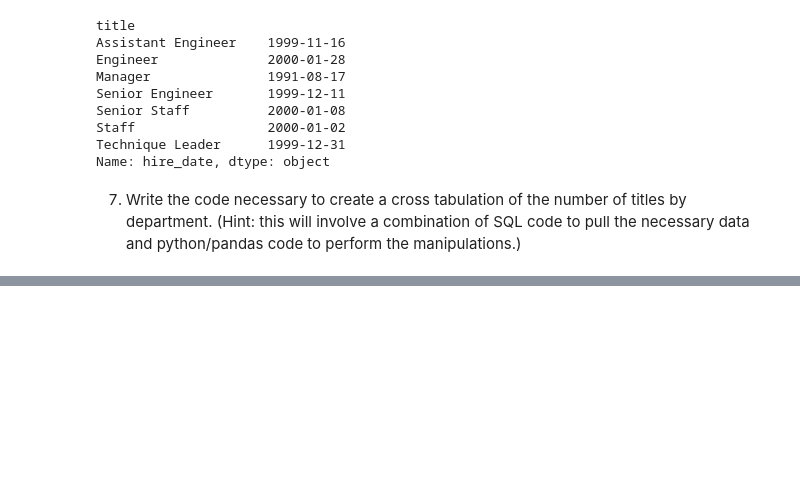
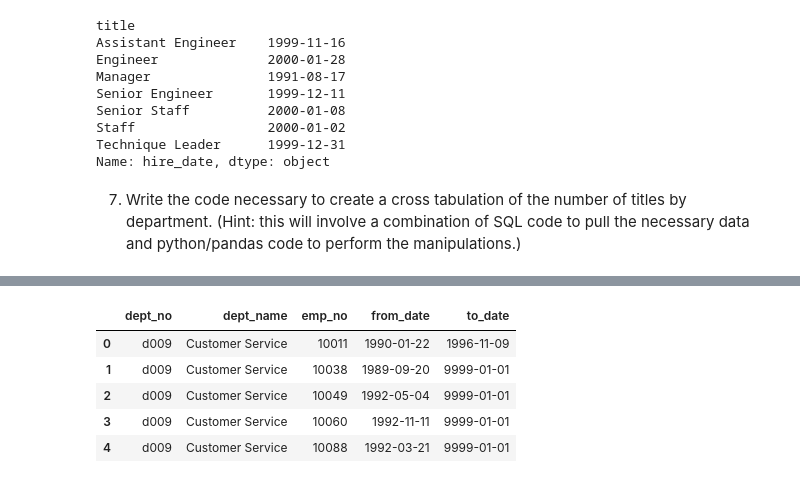
Before and after one commit to chloerwhitaker/numpy-pandas-visualization-exercises, a Jupyter notebook: advanced_dataframes.ipynb, the cells around one changed output, grey strips where cells are left out. Saved outputs shown, nothing was run; the diff lists cells and outputs as text; code cells hidden in the pictures; blank space fills up the shorter version.

```diff
--- a/advanced_dataframes.ipynb
+++ b/advanced_dataframes.ipynb
@@ -543,0 +593,10 @@ Name: hire_date, dtype: object
+# %%
+dept_with_dept_emp = departments.merge(dept_emp, left_on='dept_no', right_on='dept_no', how='inner')
+dept_with_dept_emp.head()
+# %% [output]
+|  | dept_no | dept_name | emp_no | from_date | to_date |
+| 0 | d009 | Customer Service | 10011 | 1990-01-22 | 1996-11-09 |
+| 1 | d009 | Customer Service | 10038 | 1989-09-20 | 9999-01-01 |
+| 2 | d009 | Customer Service | 10049 | 1992-05-04 | 9999-01-01 |
+| 3 | d009 | Customer Service | 10060 | 1992-11-11 | 9999-01-01 |
+| 4 | d009 | Customer Service | 10088 | 1992-03-21 | 9999-01-01 |
```
Also changed, not shown: parts of 6 cells of this notebook.
